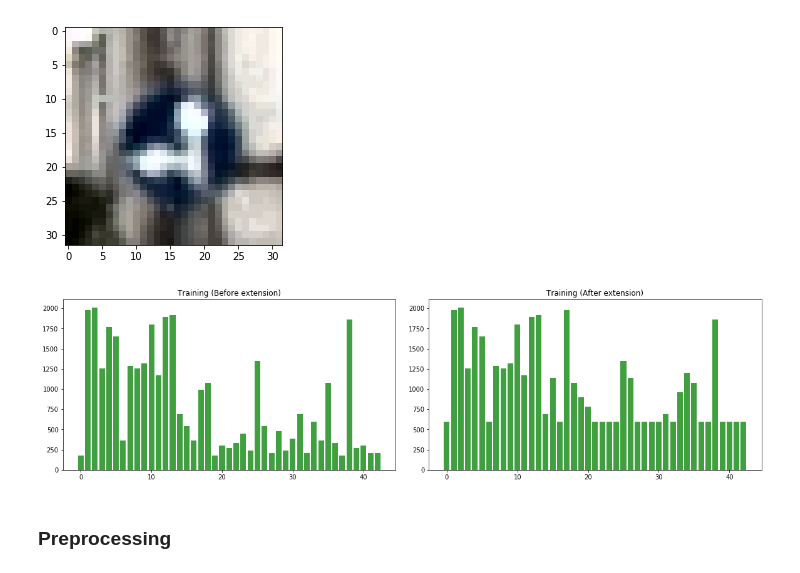
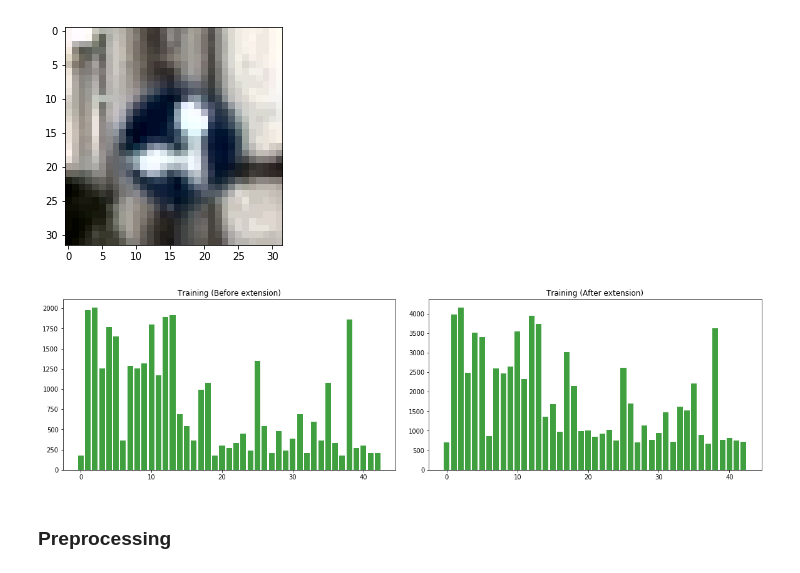
Before and after one commit to hafizur-rahman/CarND-Traffic-Sign-Classifier-Project, a Jupyter notebook: Traffic_Sign_Classifier.ipynb, the cells around one changed output. Cells and saved outputs as stored; diff of their text form; code cells hidden in the pictures.

Commit message:
Data augmentation

```diff
--- a/Traffic_Sign_Classifier.ipynb
+++ b/Traffic_Sign_Classifier.ipynb
@@ -219,7 +219,7 @@ def rotate_image(image):
     (h, w) = image.shape[:2]
     center = (w / 2, h / 2)
 
-    angle = np.random.randint(-20.0,20.0)
+    angle = np.random.randint(-25.0,25.0)
     M = cv2.getRotationMatrix2D(center, angle, 1)
     rotated = cv2.warpAffine(image, M, (w, h))
 
@@ -297,8 +297,11 @@ flip_xy_same_class = [15, 17]
 for c in flip_xy_same_class:
     rotation_prop[c] = ([c], [c])
 
+import random as rnd
+rnd.seed(9001)
+
 for i, data in zip(range(len(y_train)), y_train):
-    if hist[data] < 600:
+    if hist[data] < 600 or rnd.randint(1, 100) > 80:
         X_train_extended.append(scale_image(X_train[i]))
         y_train_extended.append(data)
 
@@ -311,34 +314,34 @@ for i, data in zip(range(len(y_train)), y_train):
 
         X_train_extended.append(equalize_hist_color(X_train[i]))
         y_train_extended.append(data)
 
         X_train_extended.append(exposure.adjust_gamma(X_train[i], gamma=0.4, gain=0.9))
         y_train_extended.append(data)
 
         hist[data] = hist[data] + 5
 
     if data in rotation_prop.keys():
         r = rotation_prop[data]
 
         for v in r[1]:
             X_train_extended.append(flip_y_axis(X_train[i]))
             y_train_extended.append(v)
 
 
 X_train_extended = np.append(X_train_extended, X_train, axis=0)
 y_train_extended = np.append(y_train_extended, y_train, axis=0)
 
 fig, axs = plt.subplots(1, 2, figsize=(20, 5))
 fig.subplots_adjust(hspace=0.1, wspace=0.1)
 axs = axs.ravel()
 
 for i, dataset in zip(range(3), [("Training (Before extension)", y_train), ("Training (After extension)", y_train_extended)]):
     hist, bins = np.histogram(dataset[1], bins=range(44))
     axs[i].bar(range(43), hist, facecolor='g', alpha=0.75)
     axs[i].set_title(dataset[0])
 plt.show()
 # %% [output]
-[figure, old version]
+[figure, new version]
 # %% [markdown]
 ### Preprocessing
 # %%
```
Also changed, not shown: parts of 13 cells of this notebook, 1 other file.
